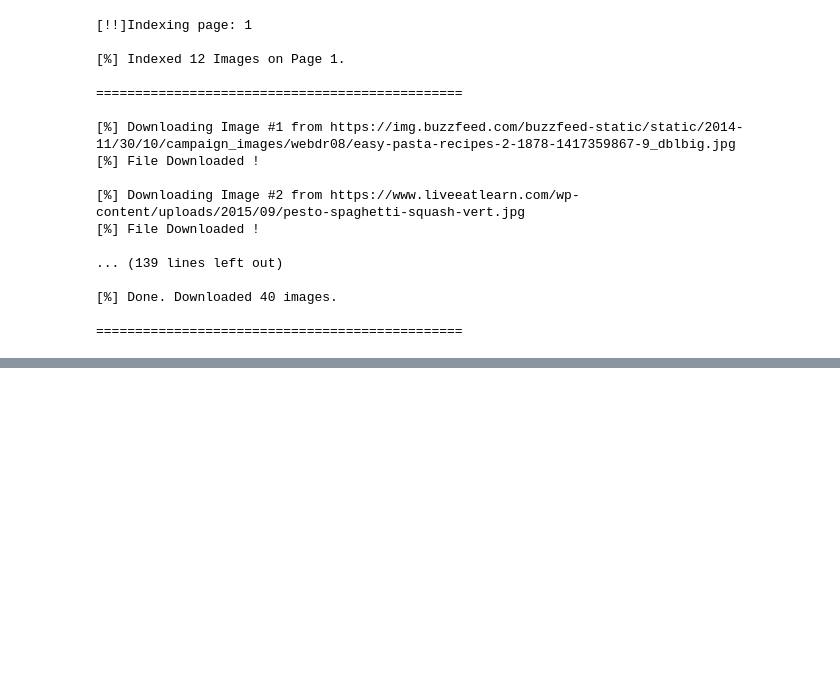
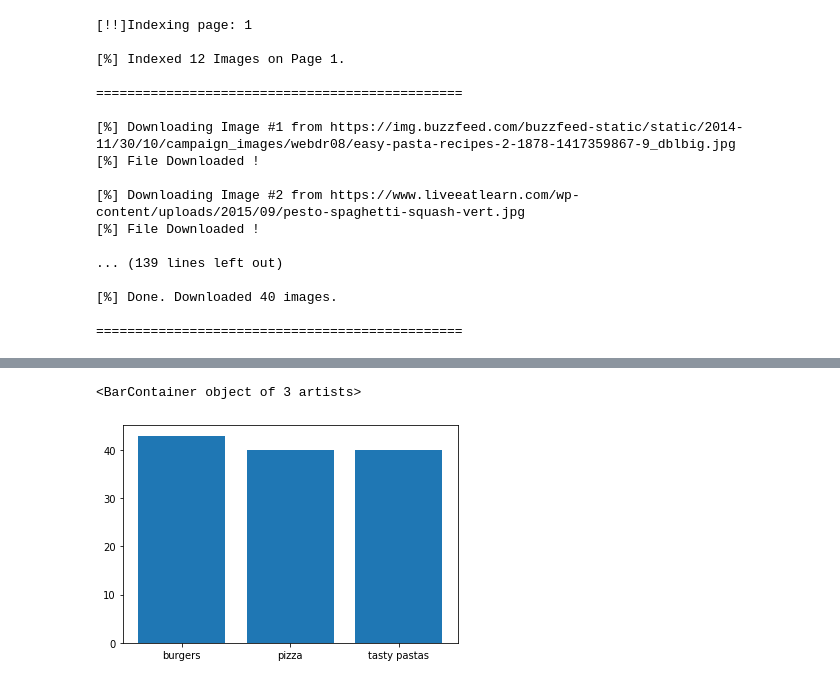
Before and after one commit to KiranJ9/Image-Classification, a Jupyter notebook: Image_Classification(Proj).ipynb, the cells around one changed output, grey strips where cells are left out. Saved outputs shown, nothing was run; the diff lists cells and outputs as text; code cells hidden in the pictures; blank space fills up the shorter version.

```diff
--- a/Image_Classification(Proj).ipynb
+++ b/Image_Classification(Proj).ipynb
@@ -98,6 +98,10 @@ import matplotlib.pyplot as plt
 import numpy as np
 from skimage.io import imread #To read the image
 from skimage.transform import resize #Resizing the image
+
+output = []
+images = []
+flat_data = []
 
 DATADIR = '/content/ImageData'
 CATEGORIES = ['burgers','pizza','tasty pastas']
@@ -109,3 +113,11 @@ for category in CATEGORIES:
   for img in os.listdir(path):
     img_read = imread(os.path.join(path,img))
     print(img_read)
+    resized_img = resize(img_read,(100,100,3))
+    flat_data.append(resized_img.flatten())
+    images.append(resized_img)
+    output.append(num_class)
+
+flat_data = np.array(flat_data)
+output = np.array(output)
+images = np.array(images)
@@ -129,0 +145,6 @@ time: 3.88 s (started: 2021-04-15 09:46:50 +00:00)
+# %%
+unique, count = np.unique(output,return_counts=True)
+plt.bar(CATEGORIES,count)
+# %% [output]
+<BarContainer object of 3 artists>
+[figure, added]
```
Also changed, not shown: parts of 5 cells of this notebook.
